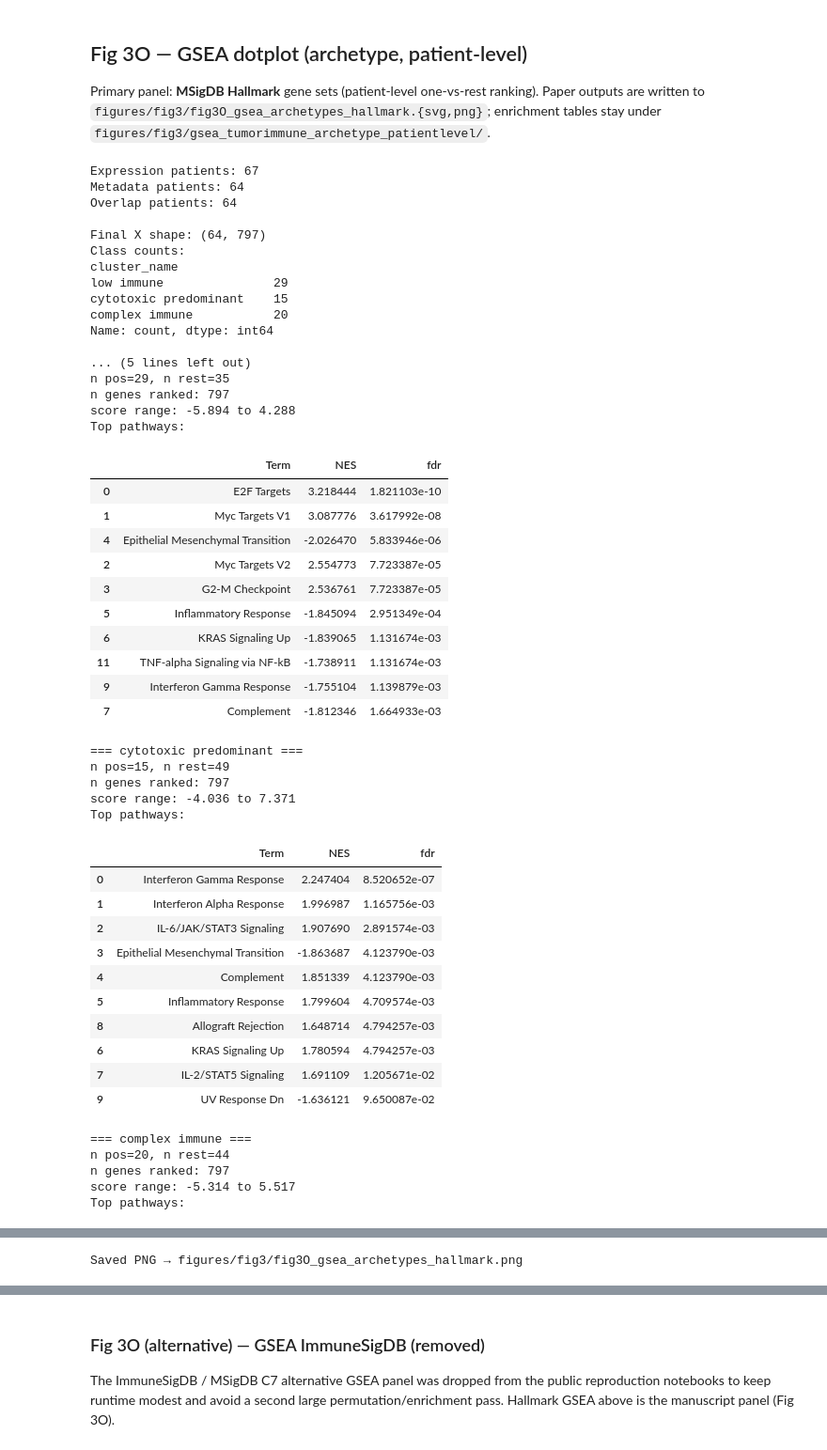
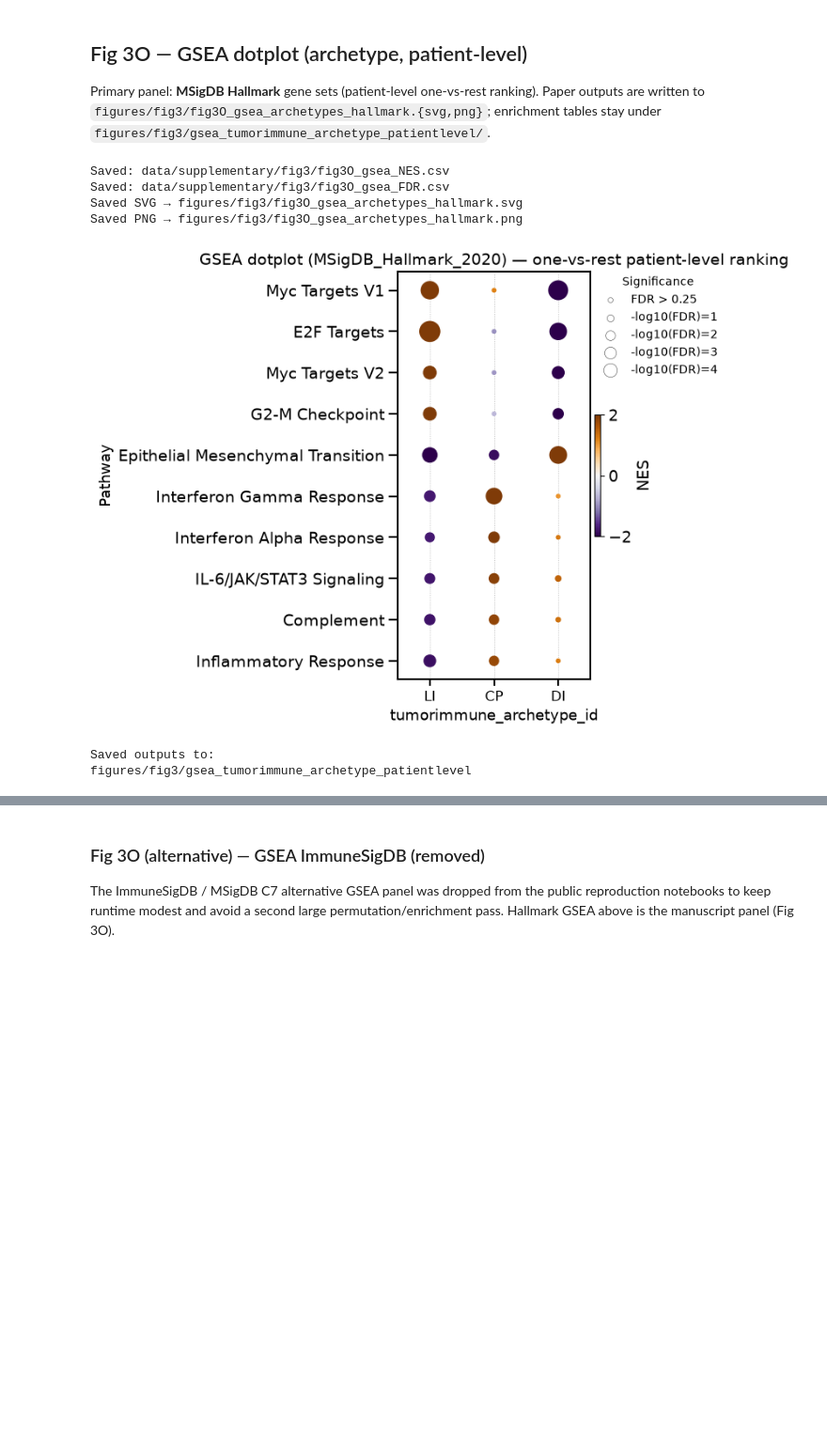
Before and after one commit to noordenbos/anatomy-matters, a Jupyter notebook: notebooks/fig3.ipynb, the cells around one changed output, grey strips where cells are left out. Shown at 94% size. Saved outputs shown, nothing was run; the diff lists cells and outputs as text; code cells hidden in the pictures; blank space fills up the shorter version.

```diff
--- a/notebooks/fig3.ipynb
+++ b/notebooks/fig3.ipynb
@@ -1811,7 +1827,7 @@ cluster_name_map = {
 
 cluster_order_raw = [1, 2, 3]
 cluster_order = [cluster_name_map[k] for k in cluster_order_raw]
-col_labels = ["LI", "CP", "CI"]
+col_labels = ["LI", "CP", "DI"]
 
 expr = adata.uns["gene_expression"].copy()        # genes x patients
 meta = adata.uns["case_classifications"].copy()
@@ -2029,7 +2045,7 @@ for cls in cluster_order:
     res_std["cluster_short"] = {
         "low immune": "LI",
         "cytotoxic predominant": "CP",
-        "complex immune": "CI",
+        "complex immune": "DI",
     }.get(cls, cls)
 
     res_std.to_csv(
@@ -2250,79 +2266,40 @@ for nv in legend_vals:
             linewidths=0.3,
         )
     )
     labels.append(f"-log10(FDR)={nv:g}")
 
 ax.legend(
     handles,
     labels,
     title="Significance",
     bbox_to_anchor=(1.02, 1),
     loc="upper left",
     borderaxespad=0,
     frameon=False,
 )
 
 if SAVE_SVG:
     outpath = FIG_DIR / f"{FIG_NAME}.svg"
+    finalize_figure_labels(fig)
     fig.savefig(outpath, format="svg", bbox_inches="tight")
     print(f"Saved SVG → {rel_path(outpath, REPO_ROOT)}")
 
 if SAVE_PNG:
     outpath = FIG_DIR / f"{FIG_NAME}.png"
+    finalize_figure_labels(fig)
     fig.savefig(outpath, dpi=300, bbox_inches="tight")
     print(f"Saved PNG → {rel_path(outpath, REPO_ROOT)}")
 
+finalize_figure_labels(plt.gcf())
 plt.show()
 
 print("\nSaved outputs to:")
 print(rel_path(GSEA_OUTDIR, REPO_ROOT))
 # %% [output]
-Expression patients: 67
-Metadata patients: 64
-Overlap patients: 64
-
-Final X shape: (64, 797)
-Class counts:
-cluster_name
-low immune               29
-cytotoxic predominant    15
-complex immune           20
-Name: count, dtype: int64
-
-... (5 lines left out)
-n pos=29, n rest=35
-n genes ranked: 797
-score range: -5.894 to 4.288
-Top pathways:
+Saved: data/supplementary/fig3/fig3O_gsea_NES.csv
+Saved: data/supplementary/fig3/fig3O_gsea_FDR.csv
+Saved SVG → figures/fig3/fig3O_gsea_archetypes_hallmark.svg
+Saved PNG → figures/fig3/fig3O_gsea_archetypes_hallmark.png
-|  | Term | NES | fdr |
-| 0 | E2F Targets | 3.218444 | 1.821103e-10 |
-| 1 | Myc Targets V1 | 3.087776 | 3.617992e-08 |
-| 4 | Epithelial Mesenchymal Transition | -2.026470 | 5.833946e-06 |
-| 2 | Myc Targets V2 | 2.554773 | 7.723387e-05 |
-| 3 | G2-M Checkpoint | 2.536761 | 7.723387e-05 |
-| 5 | Inflammatory Response | -1.845094 | 2.951349e-04 |
-| 6 | KRAS Signaling Up | -1.839065 | 1.131674e-03 |
-| 11 | TNF-alpha Signaling via NF-kB | -1.738911 | 1.131674e-03 |
-| 9 | Interferon Gamma Response | -1.755104 | 1.139879e-03 |
-| 7 | Complement | -1.812346 | 1.664933e-03 |
+[figure]
-=== cytotoxic predominant ===
-n pos=15, n rest=49
-n genes ranked: 797
-score range: -4.036 to 7.371
-Top pathways:
+Saved outputs to:
+figures/fig3/gsea_tumorimmune_archetype_patientlevel
-|  | Term | NES | fdr |
-| 0 | Interferon Gamma Response | 2.247404 | 8.520652e-07 |
-| 1 | Interferon Alpha Response | 1.996987 | 1.165756e-03 |
-| 2 | IL-6/JAK/STAT3 Signaling | 1.907690 | 2.891574e-03 |
-| 3 | Epithelial Mesenchymal Transition | -1.863687 | 4.123790e-03 |
-| 4 | Complement | 1.851339 | 4.123790e-03 |
-| 5 | Inflammatory Response | 1.799604 | 4.709574e-03 |
-| 8 | Allograft Rejection | 1.648714 | 4.794257e-03 |
-| 6 | KRAS Signaling Up | 1.780594 | 4.794257e-03 |
-| 7 | IL-2/STAT5 Signaling | 1.691109 | 1.205671e-02 |
-| 9 | UV Response Dn | -1.636121 | 9.650087e-02 |
-=== complex immune ===
-n pos=20, n rest=44
-n genes ranked: 797
-score range: -5.314 to 5.517
-Top pathways:
@@ -2346 +2305,0 @@ Saved SVG → figures/fig3/fig3O_gsea_archetypes_hallmark.svg
-Saved PNG → figures/fig3/fig3O_gsea_archetypes_hallmark.png
```
Also changed, not shown: parts of 10 cells of this notebook, 28 other files.
